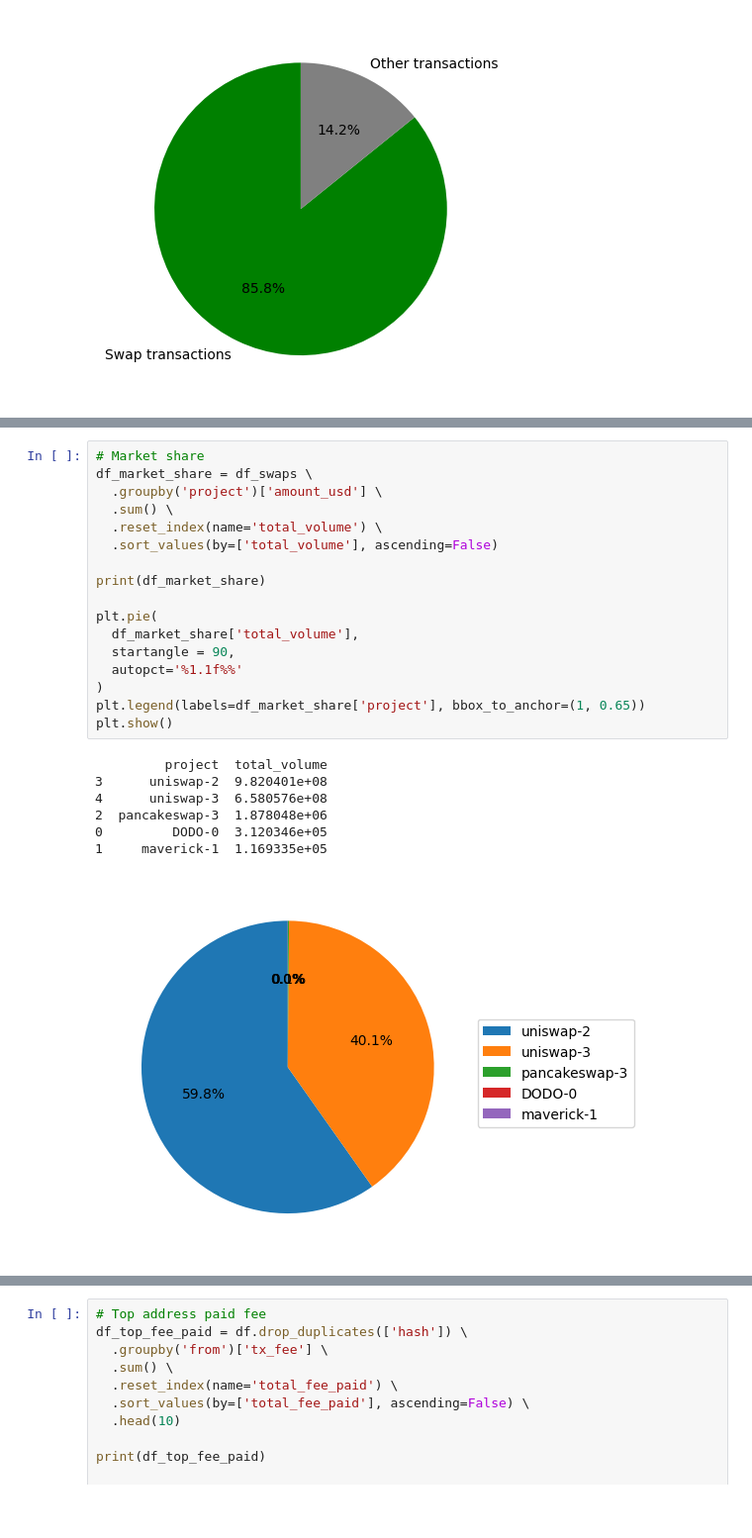
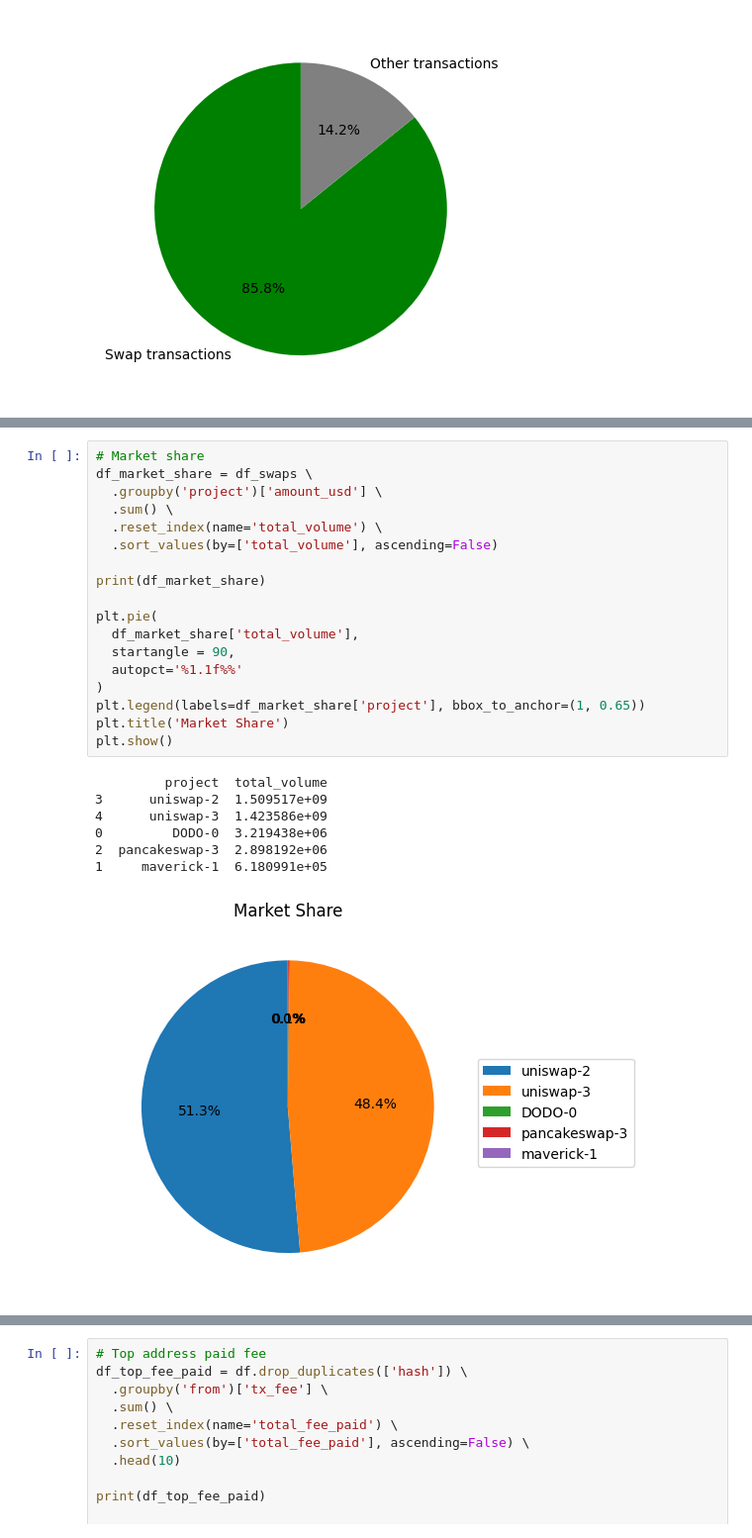
Before and after one commit to bazhkha/pepe-coin-analytics, a Jupyter notebook: index.ipynb, the cells around one changed output, grey strips where cells are left out. Shown at 99% size. Cells and saved outputs as stored; diff of their text form; blank space fills up the shorter version.

```diff
--- a/index.ipynb
+++ b/index.ipynb
@@ -376,28 +400,29 @@ df_volume.plot(
 # %%
 # Market share
 df_market_share = df_swaps \
   .groupby('project')['amount_usd'] \
   .sum() \
   .reset_index(name='total_volume') \
   .sort_values(by=['total_volume'], ascending=False)
 
 print(df_market_share)
 
 plt.pie(
   df_market_share['total_volume'],
   startangle = 90,
   autopct='%1.1f%%'
 )
 plt.legend(labels=df_market_share['project'], bbox_to_anchor=(1, 0.65))
+plt.title('Market Share')
 plt.show()
 # %% [output]
          project  total_volume
-3      uniswap-2  9.820401e+08
-4      uniswap-3  6.580576e+08
-2  pancakeswap-3  1.878048e+06
-0         DODO-0  3.120346e+05
-1     maverick-1  1.169335e+05
+3      uniswap-2  1.509517e+09
+4      uniswap-3  1.423586e+09
+0         DODO-0  3.219438e+06
+2  pancakeswap-3  2.898192e+06
+1     maverick-1  6.180991e+05
-[figure, old version]
+[figure, new version]
 # %%
 # Hourly price
 df_price = df_with_floor_time_by_hour[df_with_floor_time_by_hour['project'].notna()] \
```
Also changed, not shown: parts of 13 cells of this notebook.
